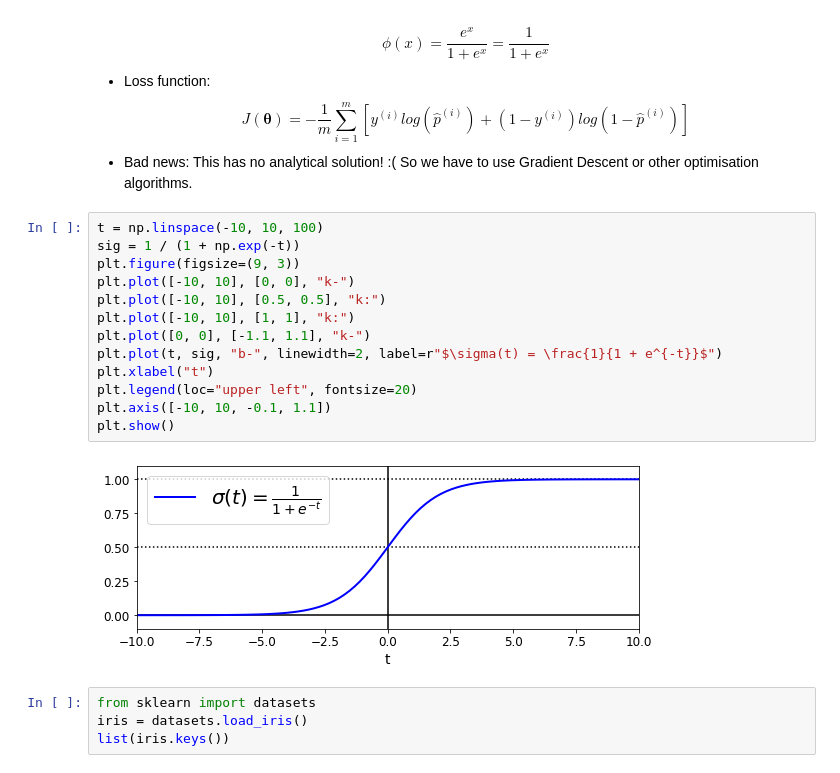
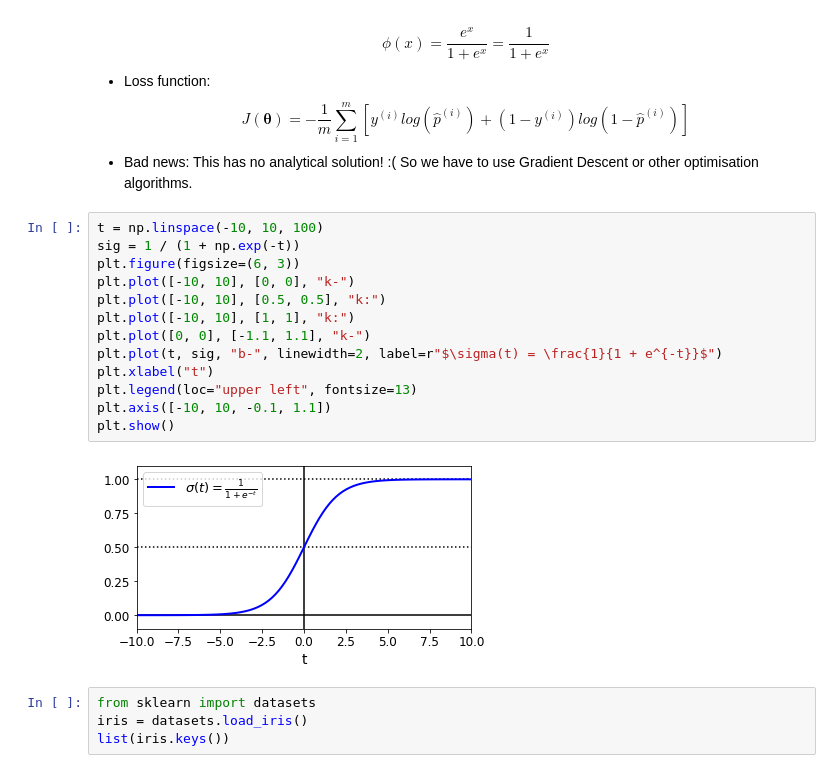
Before and after one commit to FlorianSong/Intro_data_analytics, a Jupyter notebook: Workshop1.ipynb, the cells around one changed output. Saved outputs shown, nothing was run; the diff lists cells and outputs as text.

```diff
--- a/Workshop1.ipynb
+++ b/Workshop1.ipynb
@@ -530,18 +531,18 @@ $$
 # %%
 t = np.linspace(-10, 10, 100)
 sig = 1 / (1 + np.exp(-t))
-plt.figure(figsize=(9, 3))
+plt.figure(figsize=(6, 3))
 plt.plot([-10, 10], [0, 0], "k-")
 plt.plot([-10, 10], [0.5, 0.5], "k:")
 plt.plot([-10, 10], [1, 1], "k:")
 plt.plot([0, 0], [-1.1, 1.1], "k-")
 plt.plot(t, sig, "b-", linewidth=2, label=r"$\sigma(t) = \frac{1}{1 + e^{-t}}$")
 plt.xlabel("t")
-plt.legend(loc="upper left", fontsize=20)
+plt.legend(loc="upper left", fontsize=13)
 plt.axis([-10, 10, -0.1, 1.1])
 plt.show()
 # %% [output]
-[figure, old version]
+[figure, new version]
 # %%
 from sklearn import datasets
 iris = datasets.load_iris()
```
Also changed, not shown: parts of 36 cells of this notebook, 6 other files.
